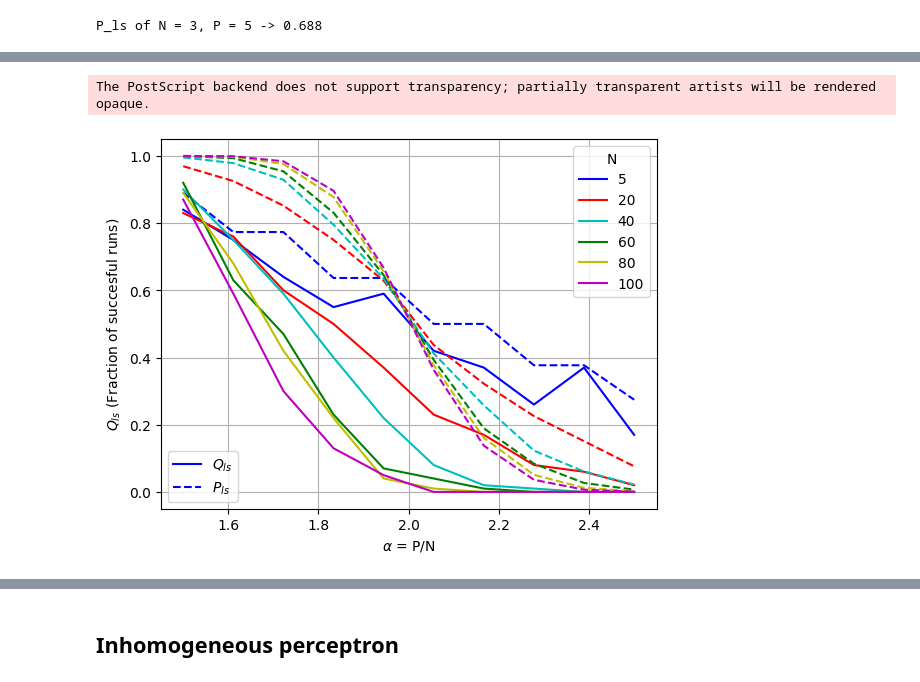
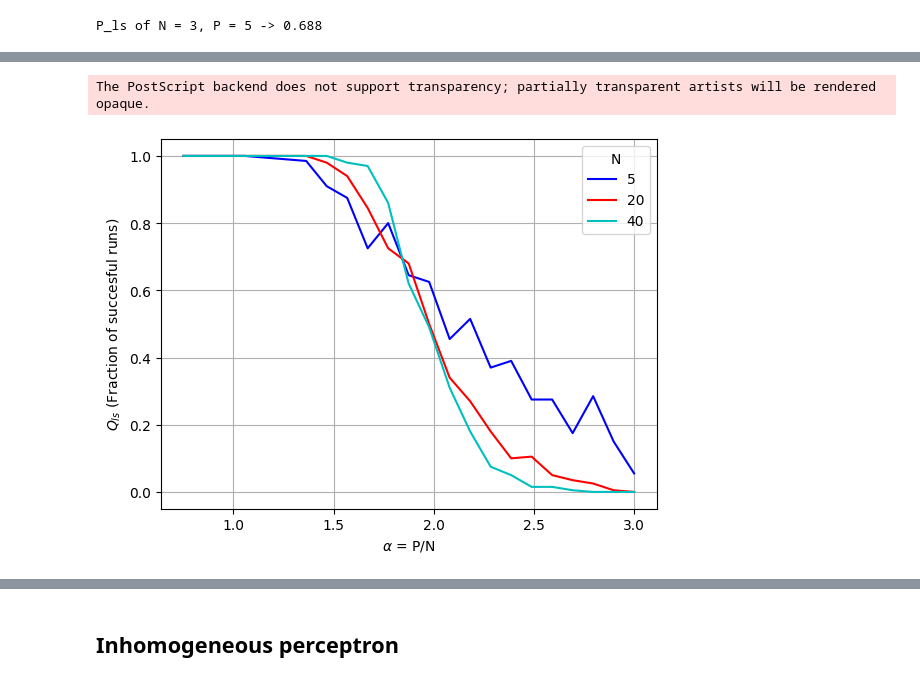
Before and after one commit to SaraIglesiasSN/A1-Perceptron-Training-NNCI-, a Jupyter notebook: A1_Perceptron_Training.ipynb, the cells around one changed output, grey strips where cells are left out. Saved outputs shown, nothing was run; the diff lists cells and outputs as text; code cells hidden in the pictures.

```diff
--- a/A1_Perceptron_Training.ipynb
+++ b/A1_Perceptron_Training.ipynb
@@ -266 +189,21 @@ The PostScript backend does not support transparency; partially transparent arti
+# %%
+#Greater number of epochs
+"""takes very long to run"""
+min_alpha = 0.75; max_alpha = 3; step_alpha = 0.1
+alpha = np.linspace(min_alpha, max_alpha, int(np.ceil((max_alpha - min_alpha) / step_alpha)))
+N_sizes = [5, 20, 40]
+n_D = 100 * 2   # number of random datasets for each P
+n_max = 100 * 50     # max number of epochs
+
+
+#results_epochs = do_parallel(alpha, N_sizes, n_D, n_max, Theoretical=False)
+#plot_save_results(results_epochs, N_sizes, "epochs", Theoretical = False)
+# %%
+results_epochs = np.load("Results\Pls_epochs.npy")
+results_epochs = pd.DataFrame(results_epochs, columns = ['P_ls', 'alpha', 'N'])
+
+plot_save_results(results_epochs, N_sizes, "epochs", Theoretical = False, save=False)
+# %% [output]
+The PostScript backend does not support transparency; partially transparent artists will be rendered opaque.
+[figure, added]
 # %%
@@ -278,5 +222,0 @@ Results = do_parallel(alpha, N_sizes, n_D, n_max)
-# %%
-plot_save_results(Results, N_sizes, "bonus1")
-# %% [output]
-The PostScript backend does not support transparency; partially transparent artists will be rendered opaque.
-[figure, removed]
```
Also changed, not shown: parts of 22 cells of this notebook, 17 other files.
